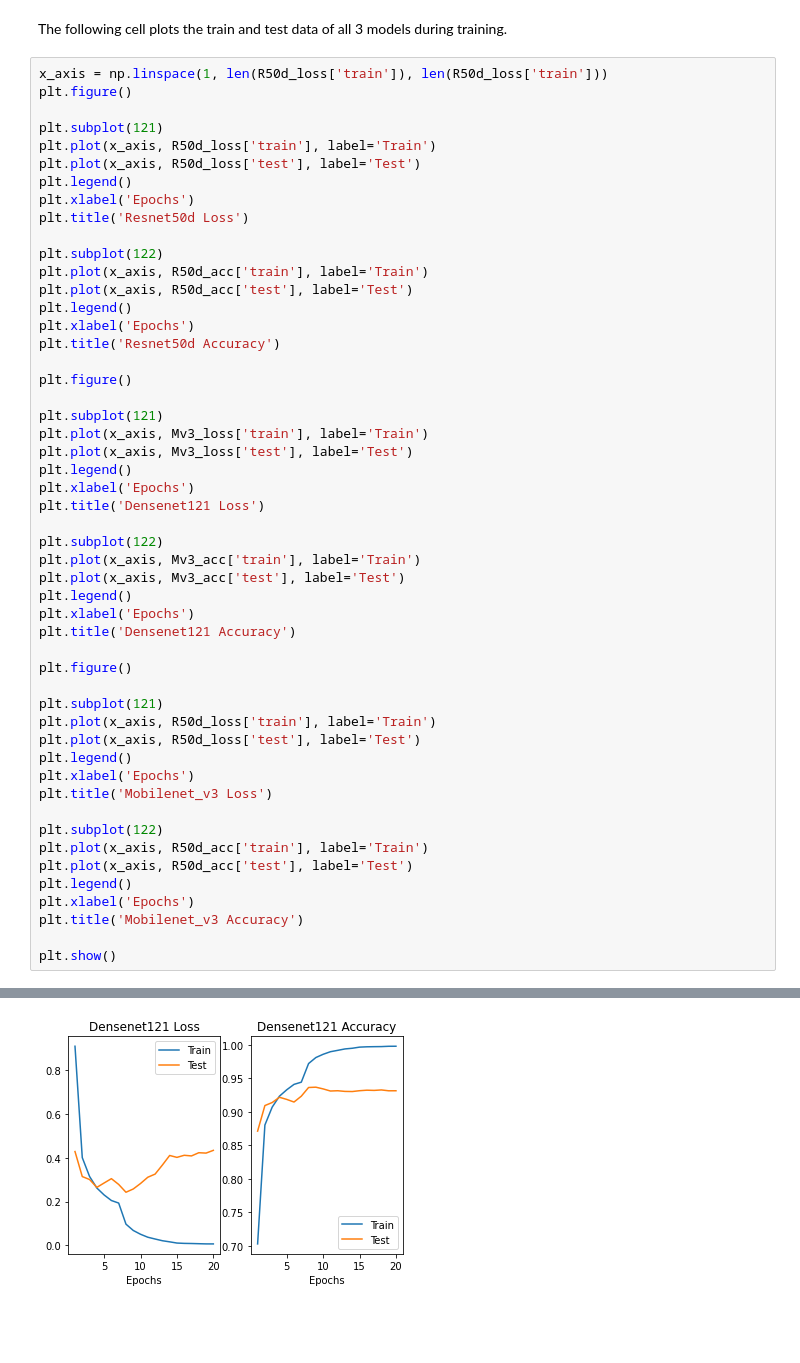
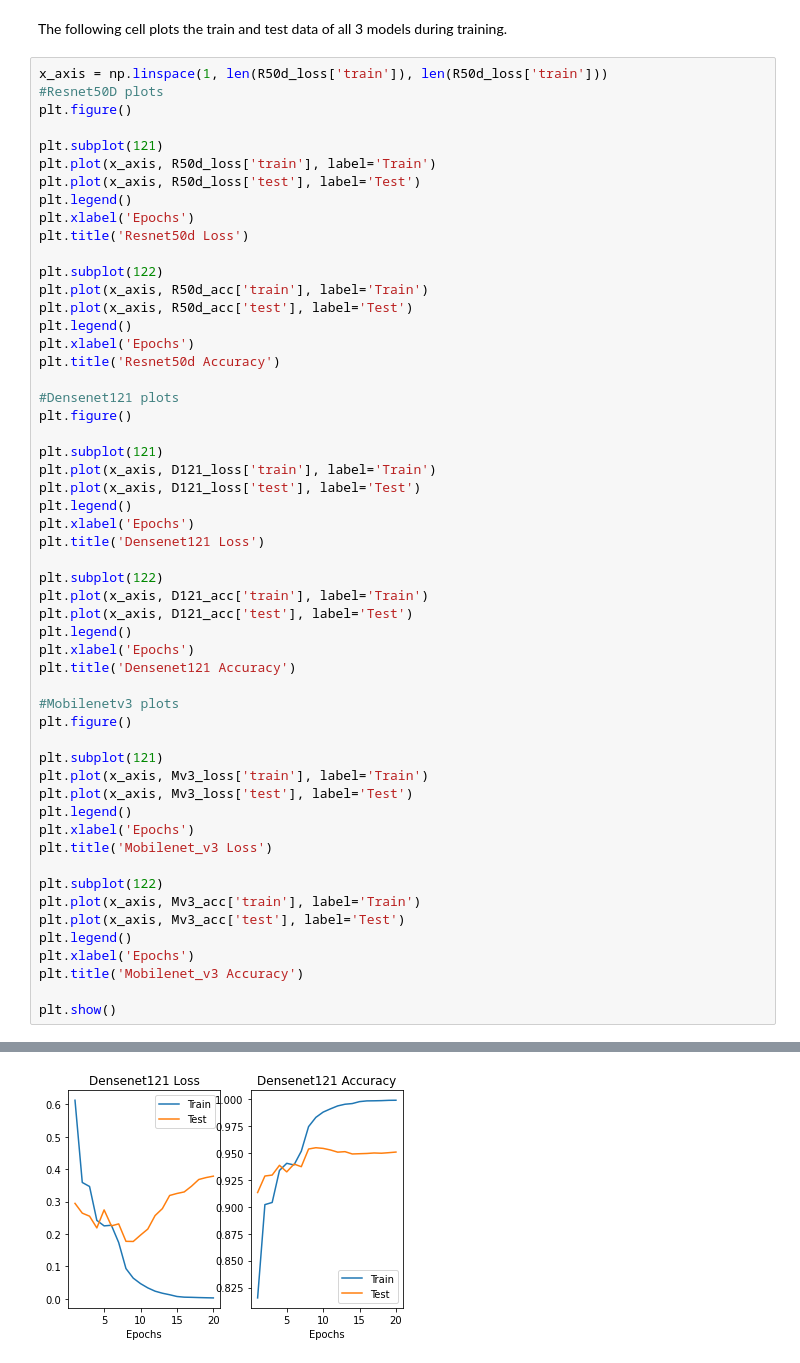
Before and after one commit to kiercvelasco/Deep-Learning, a Jupyter notebook: svhn_on_3_networks.ipynb, the cells around one changed output, grey strips where cells are left out. Drawn from its saved outputs; the diff is of its cells as text; blank space fills up the shorter version.

```diff
--- a/svhn_on_3_networks.ipynb
+++ b/svhn_on_3_networks.ipynb
@@ -301,6 +304,7 @@ Best val Acc: 0.936962
 The following cell plots the train and test data of all 3 models during training.
 # %%
 x_axis = np.linspace(1, len(R50d_loss['train']), len(R50d_loss['train']))
+#Resnet50D plots
 plt.figure()
 
 plt.subplot(121)
@@ -308,48 +312,50 @@ plt.plot(x_axis, R50d_loss['train'], label='Train')
 plt.plot(x_axis, R50d_loss['test'], label='Test')
 plt.legend()
 plt.xlabel('Epochs')
 plt.title('Resnet50d Loss')
 
 plt.subplot(122)
 plt.plot(x_axis, R50d_acc['train'], label='Train')
 plt.plot(x_axis, R50d_acc['test'], label='Test')
 plt.legend()
 plt.xlabel('Epochs')
 plt.title('Resnet50d Accuracy')
 
+#Densenet121 plots
+plt.figure()
+
+plt.subplot(121)
+plt.plot(x_axis, D121_loss['train'], label='Train')
+plt.plot(x_axis, D121_loss['test'], label='Test')
+plt.legend()
+plt.xlabel('Epochs')
+plt.title('Densenet121 Loss')
+
+plt.subplot(122)
+plt.plot(x_axis, D121_acc['train'], label='Train')
+plt.plot(x_axis, D121_acc['test'], label='Test')
+plt.legend()
+plt.xlabel('Epochs')
+plt.title('Densenet121 Accuracy')
+
+#Mobilenetv3 plots
 plt.figure()
 
 plt.subplot(121)
 plt.plot(x_axis, Mv3_loss['train'], label='Train')
 plt.plot(x_axis, Mv3_loss['test'], label='Test')
 plt.legend()
 plt.xlabel('Epochs')
-plt.title('Densenet121 Loss')
+plt.title('Mobilenet_v3 Loss')
 
 plt.subplot(122)
 plt.plot(x_axis, Mv3_acc['train'], label='Train')
 plt.plot(x_axis, Mv3_acc['test'], label='Test')
 plt.legend()
 plt.xlabel('Epochs')
-plt.title('Densenet121 Accuracy')
-
-plt.figure()
-
-plt.subplot(121)
-plt.plot(x_axis, R50d_loss['train'], label='Train')
-plt.plot(x_axis, R50d_loss['test'], label='Test')
-plt.legend()
-plt.xlabel('Epochs')
-plt.title('Mobilenet_v3 Loss')
-
-plt.subplot(122)
-plt.plot(x_axis, R50d_acc['train'], label='Train')
-plt.plot(x_axis, R50d_acc['test'], label='Test')
-plt.legend()
-plt.xlabel('Epochs')
 plt.title('Mobilenet_v3 Accuracy')
 
 plt.show()
 # %% [output]
 [figure]
-[figure, old version]
+[figure, new version]
```
Also changed, not shown: parts of 5 cells of this notebook.
